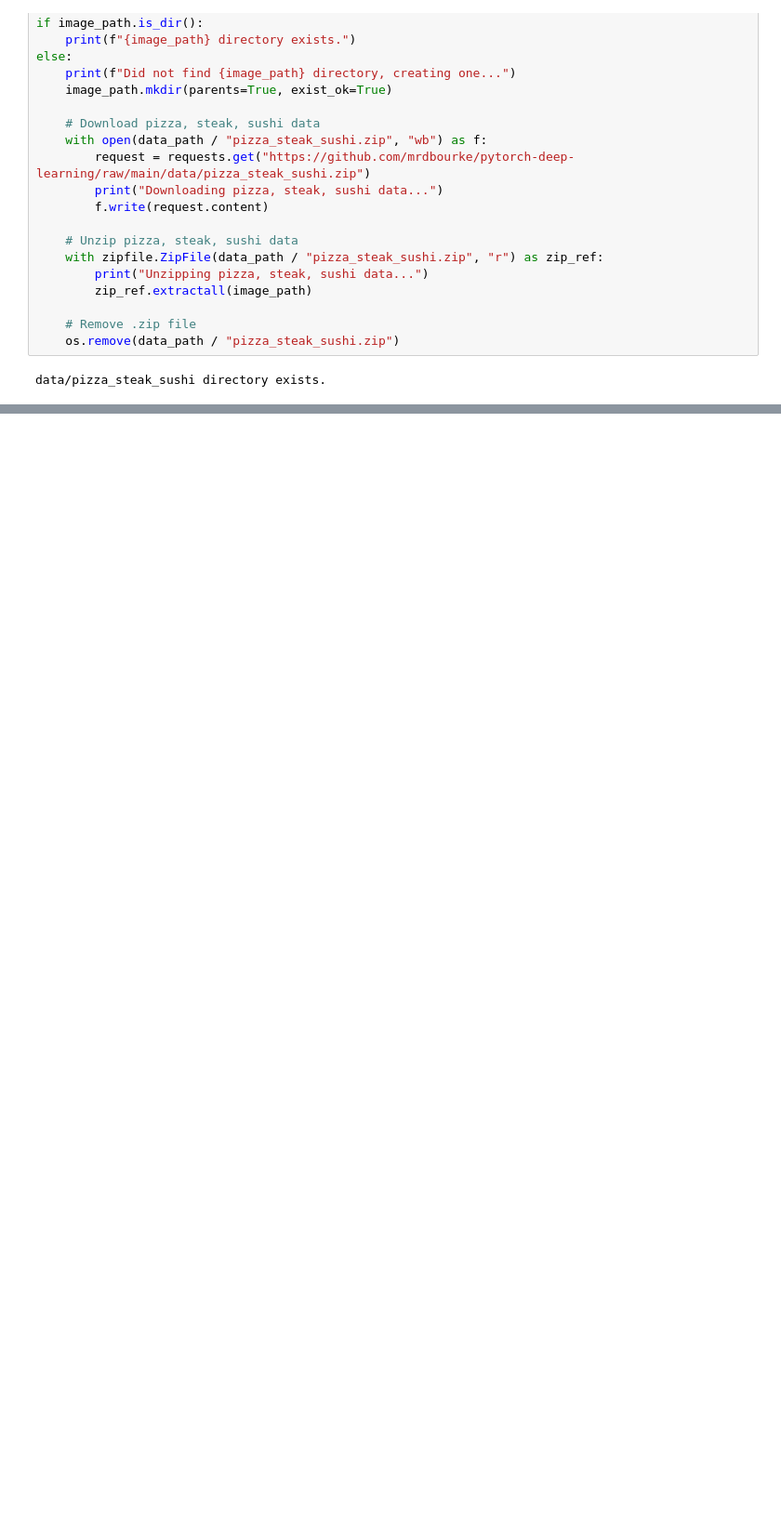
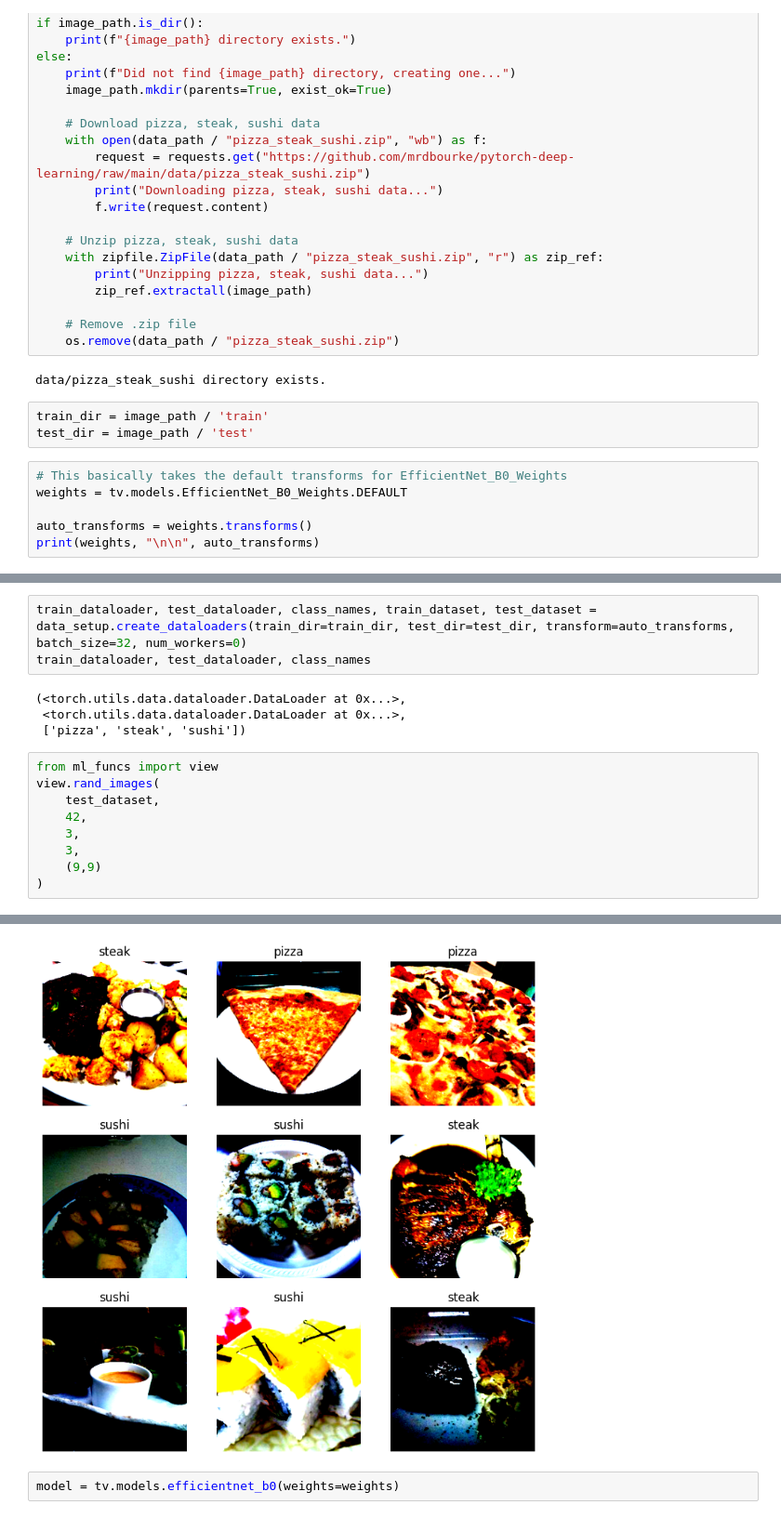
Before and after one commit to GGisMee/PyTorch, a Jupyter notebook: 06/transfer_learning.ipynb, the cells around one changed output, grey strips where cells are left out. Shown at 93% size. Drawn from its saved outputs; the diff is of its cells as text; blank space fills up the shorter version.

```diff
--- a/06/transfer_learning.ipynb
+++ b/06/transfer_learning.ipynb
@@ -45,3 +45,12 @@ else:
     os.remove(data_path / "pizza_steak_sushi.zip")
 # %% [output]
 data/pizza_steak_sushi directory exists.
+# %%
+train_dir = image_path / 'train'
+test_dir = image_path / 'test'
+# %%
+# This basically takes the default transforms for EfficientNet_B0_Weights
+weights = tv.models.EfficientNet_B0_Weights.DEFAULT
+
+auto_transforms = weights.transforms()
+print(weights, "\n\n", auto_transforms)
@@ -47,0 +67,17 @@ data/pizza_steak_sushi directory exists.
+# %%
+train_dataloader, test_dataloader, class_names, train_dataset, test_dataset = data_setup.create_dataloaders(train_dir=train_dir, test_dir=test_dir, transform=auto_transforms, batch_size=32, num_workers=0)
+train_dataloader, test_dataloader, class_names
+# %% [output]
+(<torch.utils.data.dataloader.DataLoader at 0x...>,
+ <torch.utils.data.dataloader.DataLoader at 0x...>,
+ ['pizza', 'steak', 'sushi'])
+# %%
+from ml_funcs import view
+view.rand_images(
+    test_dataset,
+    42,
+    3,
+    3,
+    (9,9)
+)
+# %% [output]
@@ -47,0 +93,3 @@ data/pizza_steak_sushi directory exists.
+[figure, added]
+# %%
+model = tv.models.efficientnet_b0(weights=weights)
```
Also changed, not shown: parts of 2 cells of this notebook, 2 other files.
